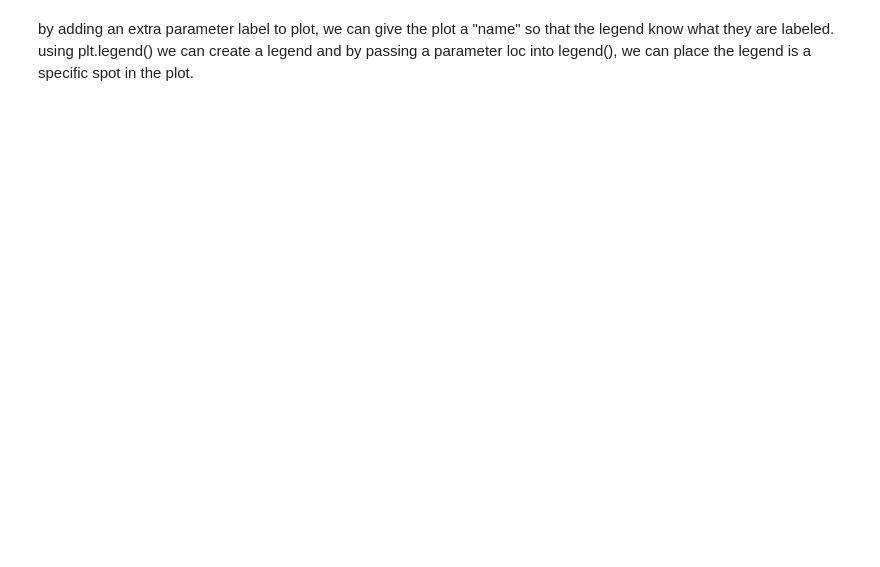
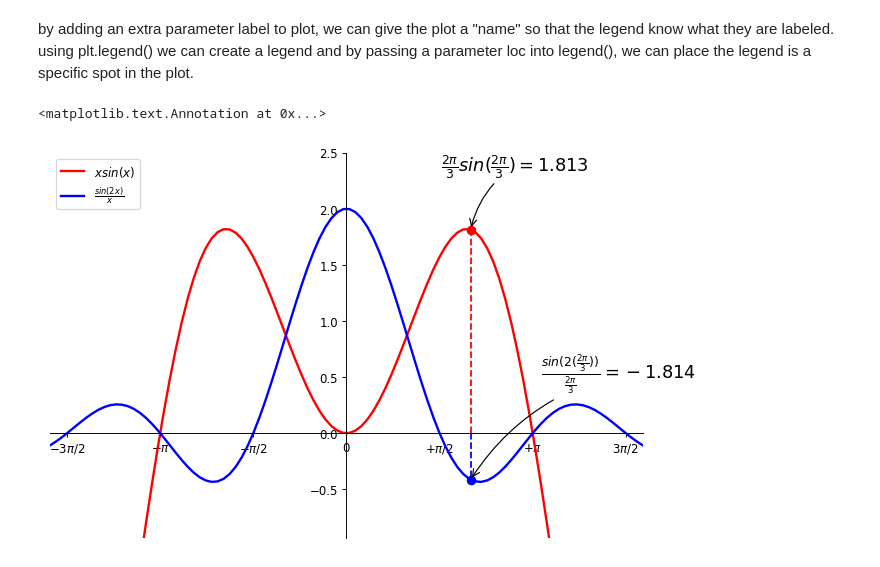
Before and after one commit to chapman-cs510-2017f/cw-07-cw05-tim-evan, a Jupyter notebook: matplotlib-tutorial.ipynb, the cells around one changed output. Drawn from its saved outputs; the diff is of its cells as text; code cells hidden in the pictures; blank space fills up the shorter version.

```diff
--- a/matplotlib-tutorial.ipynb
+++ b/matplotlib-tutorial.ipynb
@@ -142,3 +130,48 @@ plt.show()
 by adding an extra parameter label to plot, we can give the plot a "name" so that the legend know what they are labeled. using plt.legend() we can create a legend and by passing a parameter loc into legend(), we can place the legend is a specific spot in the plot.
 # %%
 Below is an example of annotations
+# %%
+plt.figure(figsize=(9, 6), dpi=85)
+plt.subplot(111)
+
+X = np.linspace(-5, 5, 100, endpoint=True)
+M = (np.sin(2*X))/X
+C = X*np.sin(X)
+
+plt.plot(X, C, color = "red", linewidth = 2.0, label = r'$xsin(x)$')
+plt.plot(X, M, color = "blue", linewidth= 2.0, label = r'$\frac{sin(2x)}{x}$', linestyle = "-")
+
+plt.xlim(-5, 5)
+plt.ylim(M.min() - .5, M.max() + .5)
+
+plt.xticks([-(3/2)*np.pi, -np.pi, -np.pi/2, 0, np.pi/2, np.pi, (3/2)*np.pi],
+          [r'$-3\pi/2$' , r'$-\pi$', r'$-\pi/2$', r'$0$', r'$+\pi/2$', r'$+\pi$',r'$3\pi/2$'])
+
+axis = plt.gca()  #get current axis
+axis.spines['right'].set_color('none') # make right border or "spine" colorless
+axis.spines['top'].set_color('none') # make top border or "spine" colorless
+axis.spines['bottom'].set_position(('data',0)) #moves our bottom spine, our x-axis, up to 0
+axis.spines['left'].set_position(('data',0)) #moves our lefft spine, our y-axis, to 0
+
+plt.legend(loc='upper left')   #'best' is also a parameter to legend(), works well
+
+
+t = 2 * np.pi / 3
+plt.plot([t, t], [0,t*np.sin(t)], color='red', linewidth=1.5, linestyle="--")
+plt.scatter([t, ], [t*np.sin(t), ], 50, color='red')
+
+plt.annotate(r'$\frac{sin(2(\frac{2\pi}{3}))}{\frac{2\pi}{3}} = -1.814 $',
+             xy=(t, (np.sin(2*t))/t), xycoords='data',
+             xytext=(60, 85), textcoords='offset points', fontsize=15,
+             arrowprops=dict(arrowstyle="->", connectionstyle="arc3,rad=.2"))
+
+plt.plot([t, t],[0, (np.sin(2*t))/t], color='blue', linewidth=1.5, linestyle="--")   #need clarification on this
+plt.scatter([t, ],[(np.sin(2*t))/t, ], 50, color='blue')                       #need clarification on this
+
+plt.annotate(r'$\frac{2\pi}{3}sin(\frac{2\pi}{3}) = 1.813$',
+             xy=(t, t*np.sin(t)), xycoords='data',
+             xytext=(-25, 50), textcoords='offset points', fontsize=15,
+             arrowprops=dict(arrowstyle="->", connectionstyle="arc3,rad=.2"))
+# %% [output]
+<matplotlib.text.Annotation at 0x...>
+[figure, added]
```
Also changed, not shown: parts of 6 cells of this notebook.
